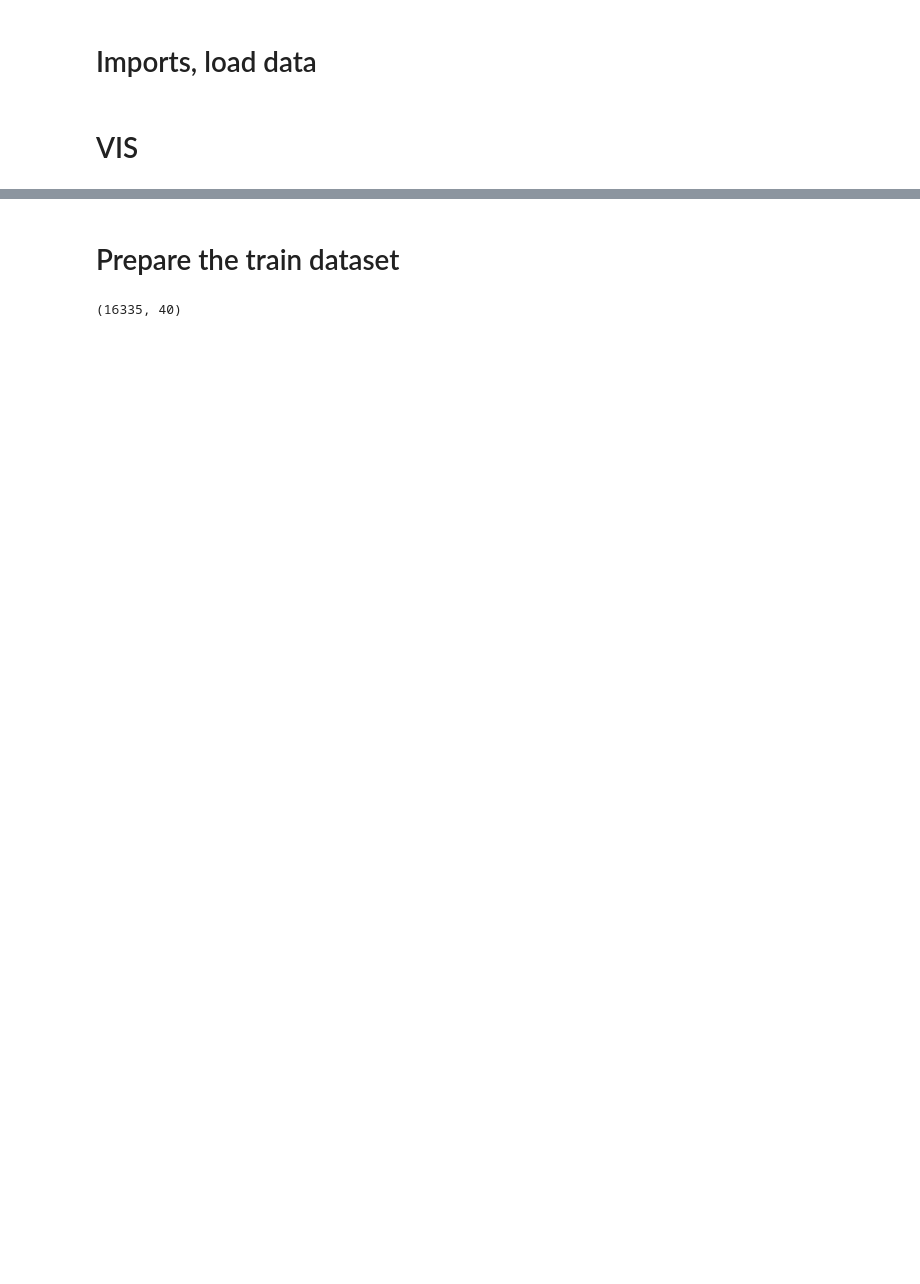
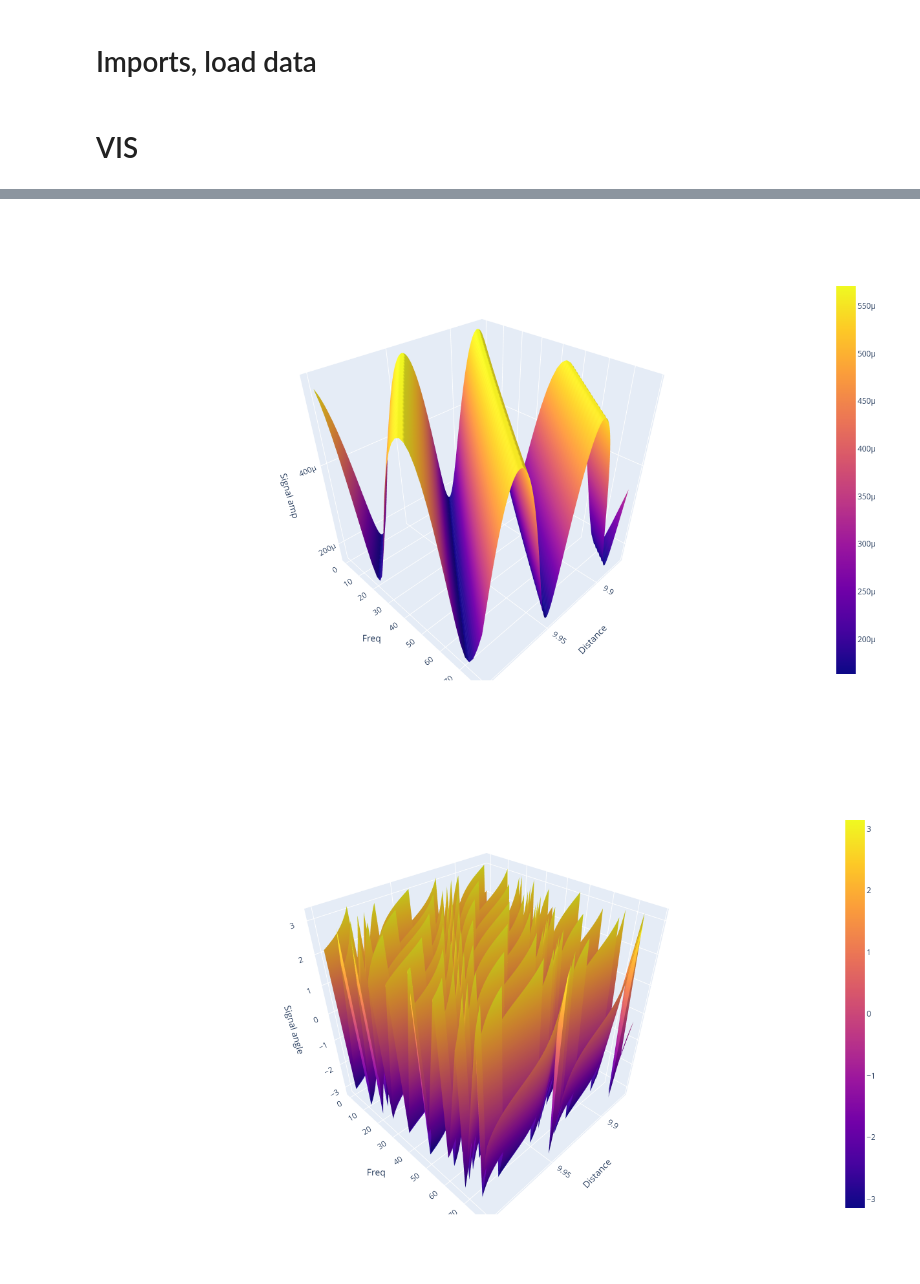
Before and after one commit to ostapdyg/BLE_sensor_fusion, a Jupyter notebook: code/RNN_interpolation.ipynb, the cells around one changed output, grey strips where cells are left out. Drawn from its saved outputs; the diff is of its cells as text; code cells hidden in the pictures; blank space fills up the shorter version.

```diff
--- a/code/RNN_interpolation.ipynb
+++ b/code/RNN_interpolation.ipynb
@@ -14,10 +30,11 @@ params, dist, signals_data, dist_probs = load_experiment("default_full")
 # %%
-# fig_amp, fig_angle = vis_signals(signals_data, dist, params, 500, dump=True)
+fig_amp, fig_angle = vis_signals(signals_data, dist, params, 300, dump=True)
 
-# fig_amp.update_layout(height=800)
-# fig_amp.show()
+fig_amp.update_layout(height=800)
+fig_amp.show()
 
-# fig_angle.update_layout(height=800)
-# fig_angle.show()
+fig_angle.update_layout(height=800)
+fig_angle.show()
+# %% [output]
+[figure, added]
+[figure, added]
-# %% [markdown]
-# Prepare the train dataset
@@ -46,4 +40,0 @@ signals_data=signals_data[None, ...]
-# %%
-train_signals_data.T.shape
-# %% [output]
-(16335, 40)
```
Also changed, not shown: parts of 14 cells of this notebook.
